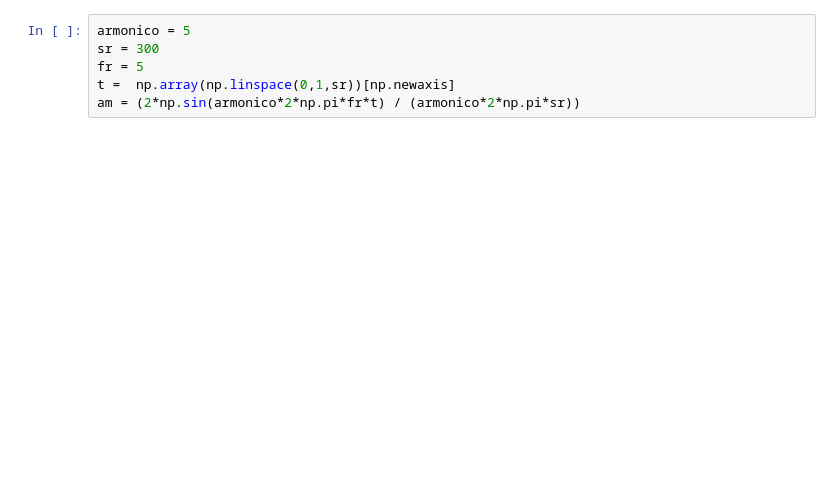
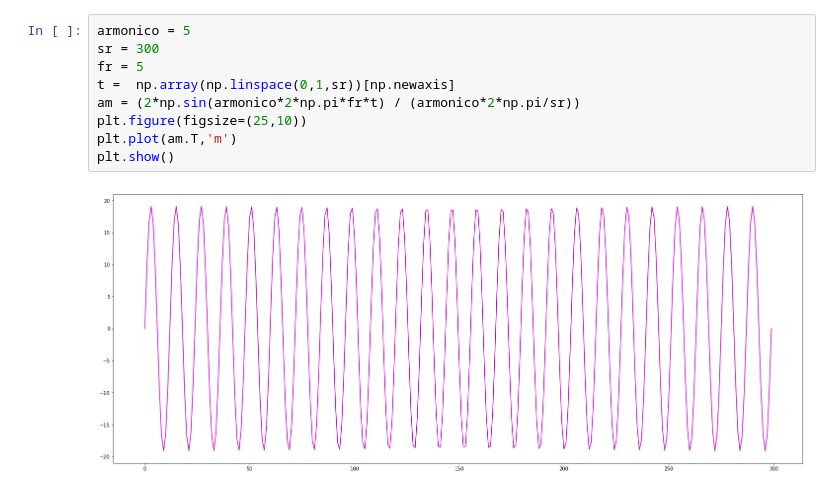
Before and after one commit to Qweryedu/MCIB-19-P-Edu, a Jupyter notebook: src/P1.ipynb, the cells around one changed output. Cells and saved outputs as stored; diff of their text form; blank space fills up the shorter version.

```diff
--- a/src/P1.ipynb
+++ b/src/P1.ipynb
@@ -80,9 +80,14 @@ plt.show()
 # %%
 armonico = 5
 sr = 300
 fr = 5
 t =  np.array(np.linspace(0,1,sr))[np.newaxis]
-am = (2*np.sin(armonico*2*np.pi*fr*t) / (armonico*2*np.pi*sr))
+am = (2*np.sin(armonico*2*np.pi*fr*t) / (armonico*2*np.pi/sr))
+plt.figure(figsize=(25,10))
+plt.plot(am.T,'m')
+plt.show()
+# %% [output]
+[figure, added]
 # %%
 import math
 
```
Also changed, not shown: parts of 6 cells of this notebook.
